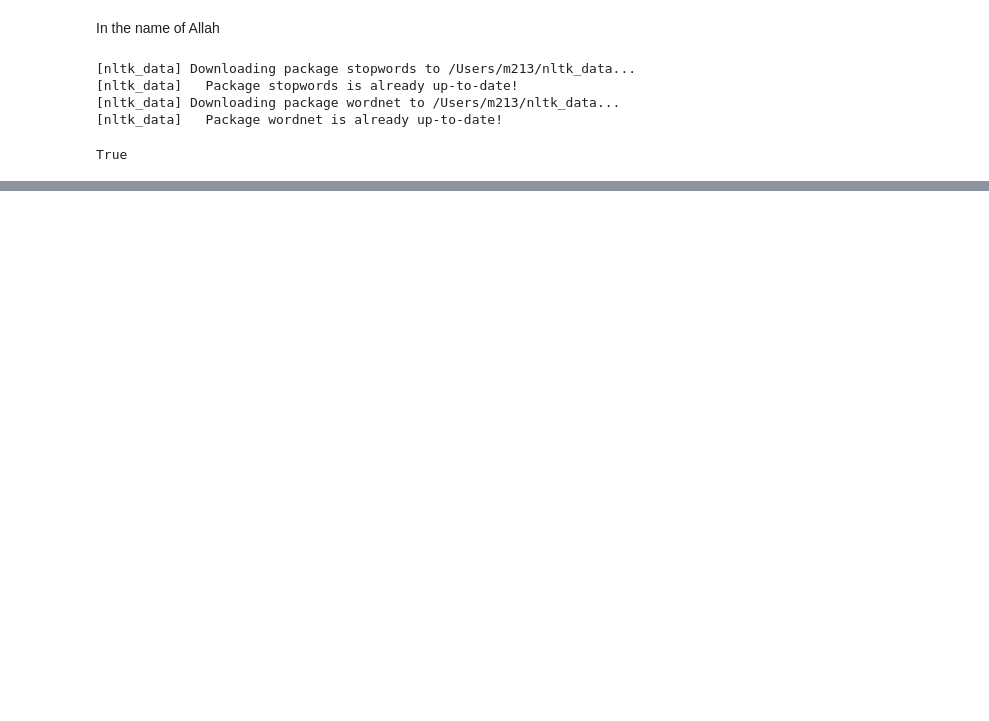
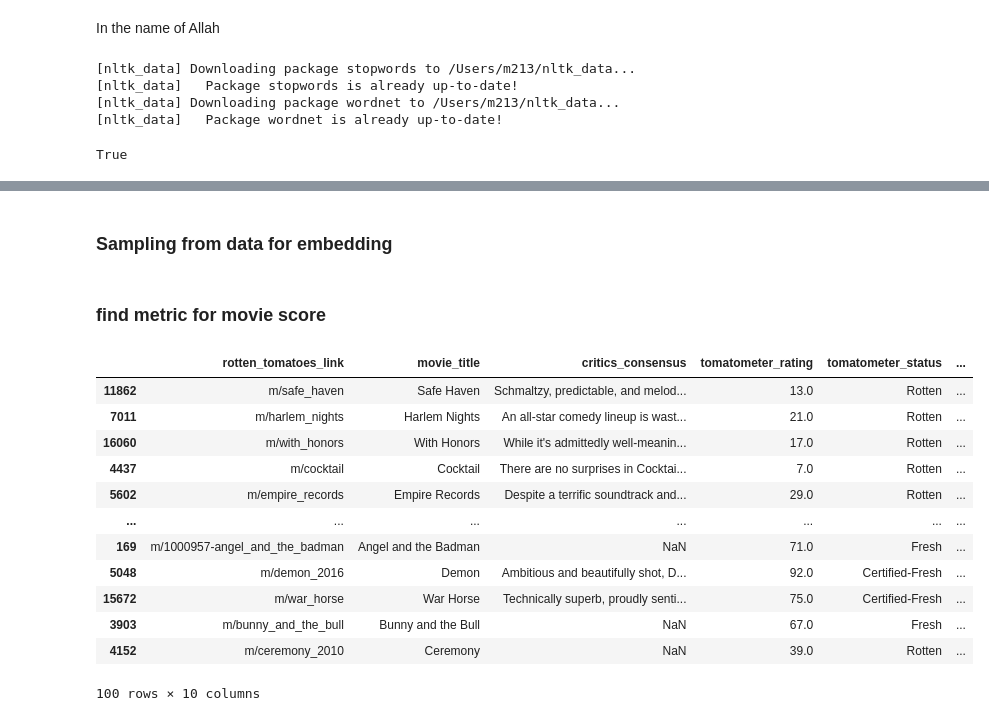
Before and after one commit to MMovasaghi/SentiMovie, a Jupyter notebook: code/data_preprocessing/preprocessing.ipynb, the cells around one changed output, grey strips where cells are left out. Cells and saved outputs as stored; diff of their text form; code cells hidden in the pictures; blank space fills up the shorter version.

```diff
--- a/code/data_preprocessing/preprocessing.ipynb
+++ b/code/data_preprocessing/preprocessing.ipynb
@@ -413,5 +422,31 @@ plt.show()
+# %% [markdown]
+### Sampling from data for embedding
 # %%
 fresh_sample = data[data['review_type'] == 'Fresh'].sample(100)
 rotten_sample = data[data['review_type'] == 'Rotten'].sample(100)
 fresh_sample.to_csv("./../../data/fresh_sample.csv", index=False)
 rotten_sample.to_csv("./../../data/rotten_sample.csv", index=False)
+# %% [markdown]
+### find metric for movie score
+# %%
+movie_tmp = eda.movie.copy()
+movie_tmp['diff_tom_aud'] = [t-a for t,a in zip(movie_tmp['tomatometer_rating'], movie_tmp['audience_rating'])]
+left_tail = movie_tmp[(movie_tmp['diff_tom_aud'] < -50)].sample(30)
+right_tail = movie_tmp[(movie_tmp['diff_tom_aud'] > 50)].sample(30)
+middle = movie_tmp[(movie_tmp['diff_tom_aud'] < 50) & (movie_tmp['diff_tom_aud'] > -50)].sample(40)
+check_frame = pd.concat([left_tail, right_tail, middle])
+check_frame
+# %% [output]
+|  | rotten_tomatoes_link | movie_title | critics_consensus | tomatometer_rating | tomatometer_status | ... |
+| 11862 | m/safe_haven | Safe Haven | Schmaltzy, predictable, and melod... | 13.0 | Rotten | ... |
+| 7011 | m/harlem_nights | Harlem Nights | An all-star comedy lineup is wast... | 21.0 | Rotten | ... |
+| 16060 | m/with_honors | With Honors | While it's admittedly well-meanin... | 17.0 | Rotten | ... |
+| 4437 | m/cocktail | Cocktail | There are no surprises in Cocktai... | 7.0 | Rotten | ... |
+| 5602 | m/empire_records | Empire Records | Despite a terrific soundtrack and... | 29.0 | Rotten | ... |
+| ... | ... | ... | ... | ... | ... | ... |
+| 169 | m/1000957-angel_and_the_badman | Angel and the Badman | NaN | 71.0 | Fresh | ... |
+| 5048 | m/demon_2016 | Demon | Ambitious and beautifully shot, D... | 92.0 | Certified-Fresh | ... |
+| 15672 | m/war_horse | War Horse | Technically superb, proudly senti... | 75.0 | Certified-Fresh | ... |
+| 3903 | m/bunny_and_the_bull | Bunny and the Bull | NaN | 67.0 | Fresh | ... |
+| 4152 | m/ceremony_2010 | Ceremony | NaN | 39.0 | Rotten | ... |
+100 rows × 10 columns
```
Also changed, not shown: parts of 23 cells of this notebook.
